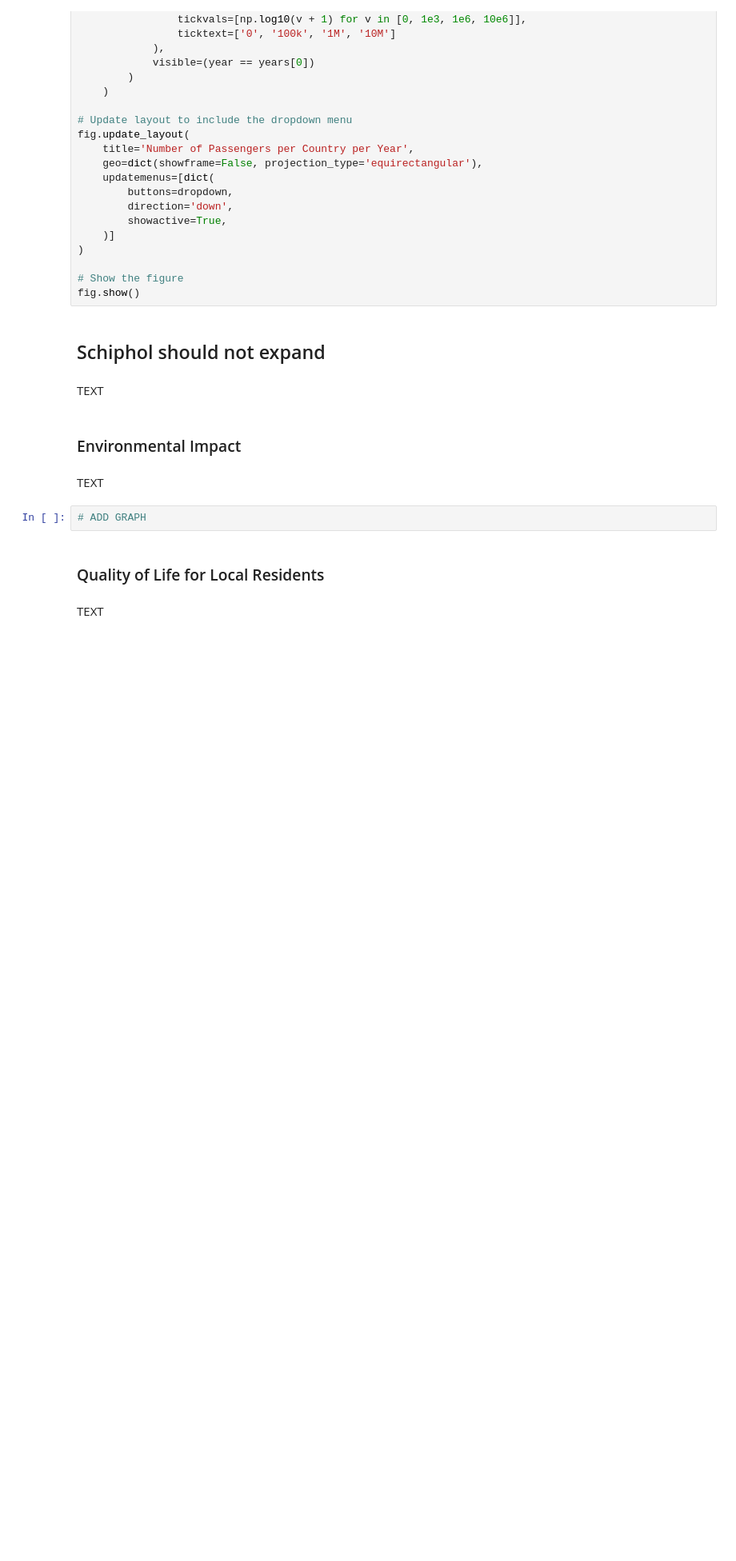
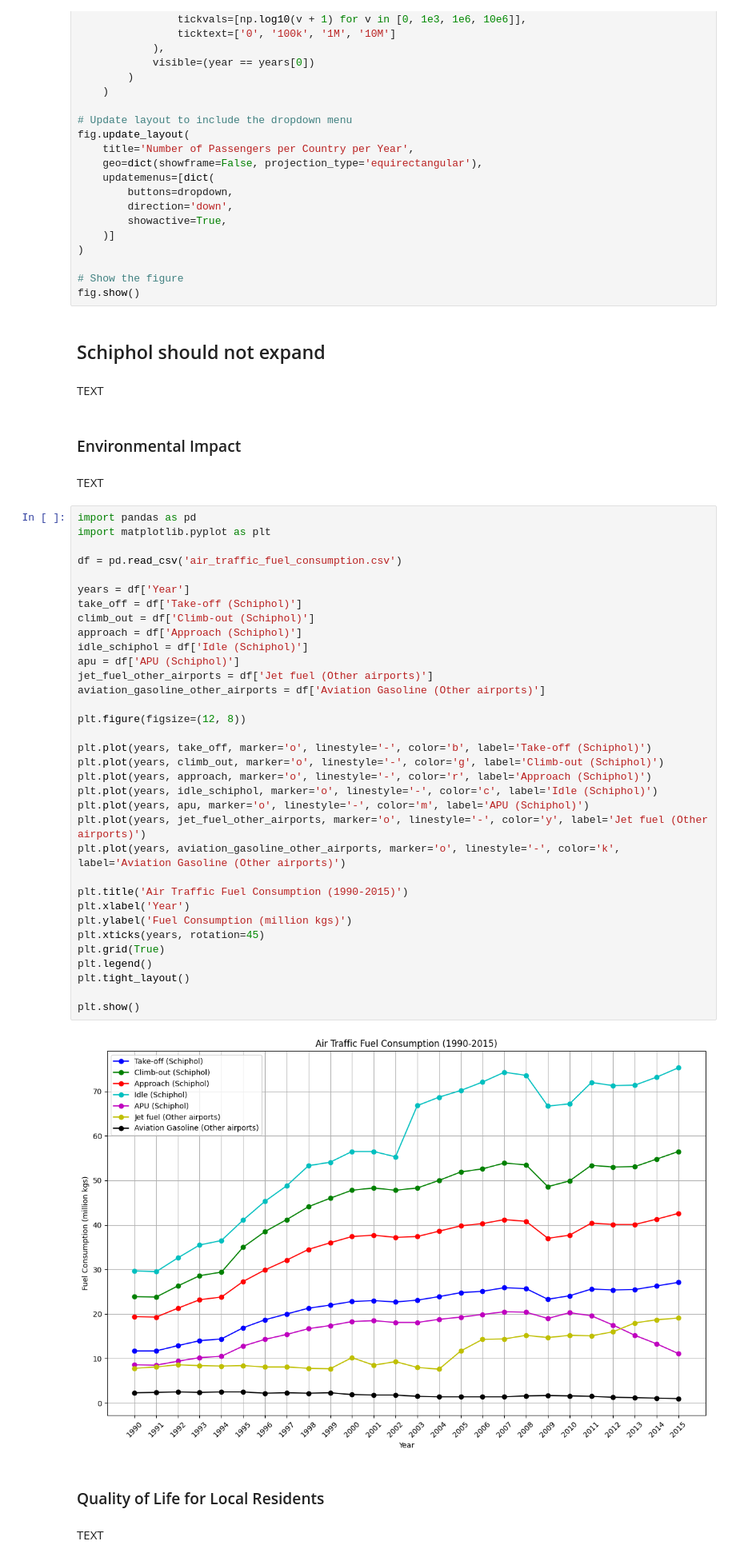
Before and after one commit to BeaudeRooij/Informatievisualisatie, a Jupyter notebook: _sources/docs/datastory.ipynb, the cells around one changed output. Shown at 80% size. Cells and saved outputs as stored; diff of their text form; blank space fills up the shorter version.

```diff
--- a/_sources/docs/datastory.ipynb
+++ b/_sources/docs/datastory.ipynb
@@ -320,7 +320,41 @@ TEXT
 # %% [markdown]
 TEXT
 # %%
-# ADD GRAPH
+import pandas as pd
+import matplotlib.pyplot as plt
+
+df = pd.read_csv('air_traffic_fuel_consumption.csv')
+
+years = df['Year']
+take_off = df['Take-off (Schiphol)']
+climb_out = df['Climb-out (Schiphol)']
+approach = df['Approach (Schiphol)']
+idle_schiphol = df['Idle (Schiphol)']
+apu = df['APU (Schiphol)']
+jet_fuel_other_airports = df['Jet fuel (Other airports)']
+aviation_gasoline_other_airports = df['Aviation Gasoline (Other airports)']
+
+plt.figure(figsize=(12, 8))
+
+plt.plot(years, take_off, marker='o', linestyle='-', color='b', label='Take-off (Schiphol)')
+plt.plot(years, climb_out, marker='o', linestyle='-', color='g', label='Climb-out (Schiphol)')
+plt.plot(years, approach, marker='o', linestyle='-', color='r', label='Approach (Schiphol)')
+plt.plot(years, idle_schiphol, marker='o', linestyle='-', color='c', label='Idle (Schiphol)')
+plt.plot(years, apu, marker='o', linestyle='-', color='m', label='APU (Schiphol)')
+plt.plot(years, jet_fuel_other_airports, marker='o', linestyle='-', color='y', label='Jet fuel (Other airports)')
+plt.plot(years, aviation_gasoline_other_airports, marker='o', linestyle='-', color='k', label='Aviation Gasoline (Other airports)')
+
+plt.title('Air Traffic Fuel Consumption (1990-2015)')
+plt.xlabel('Year')
+plt.ylabel('Fuel Consumption (million kgs)')
+plt.xticks(years, rotation=45)
+plt.grid(True)
+plt.legend()
+plt.tight_layout()
+
+plt.show()
+# %% [output]
+[figure, added]
 # %% [markdown]
 ### Quality of Life for Local Residents
 # %% [markdown]
```
Also changed, not shown: parts of 1 cell of this notebook, 5 other files.
